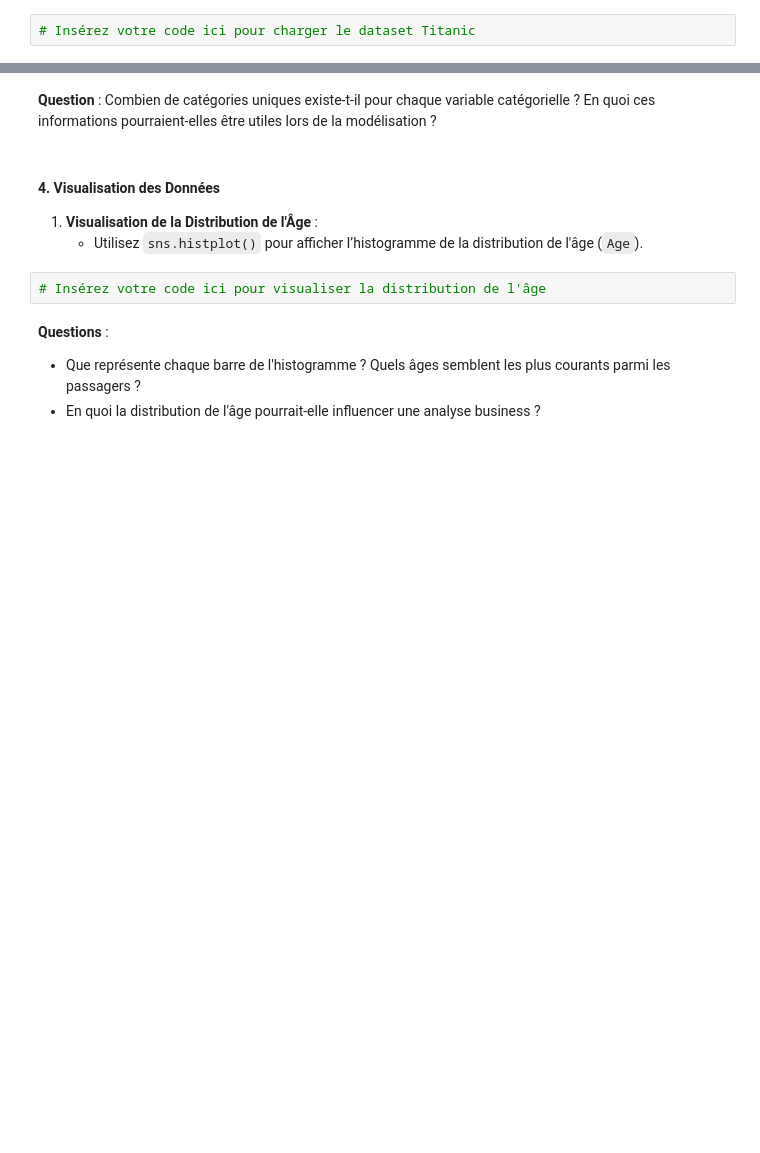
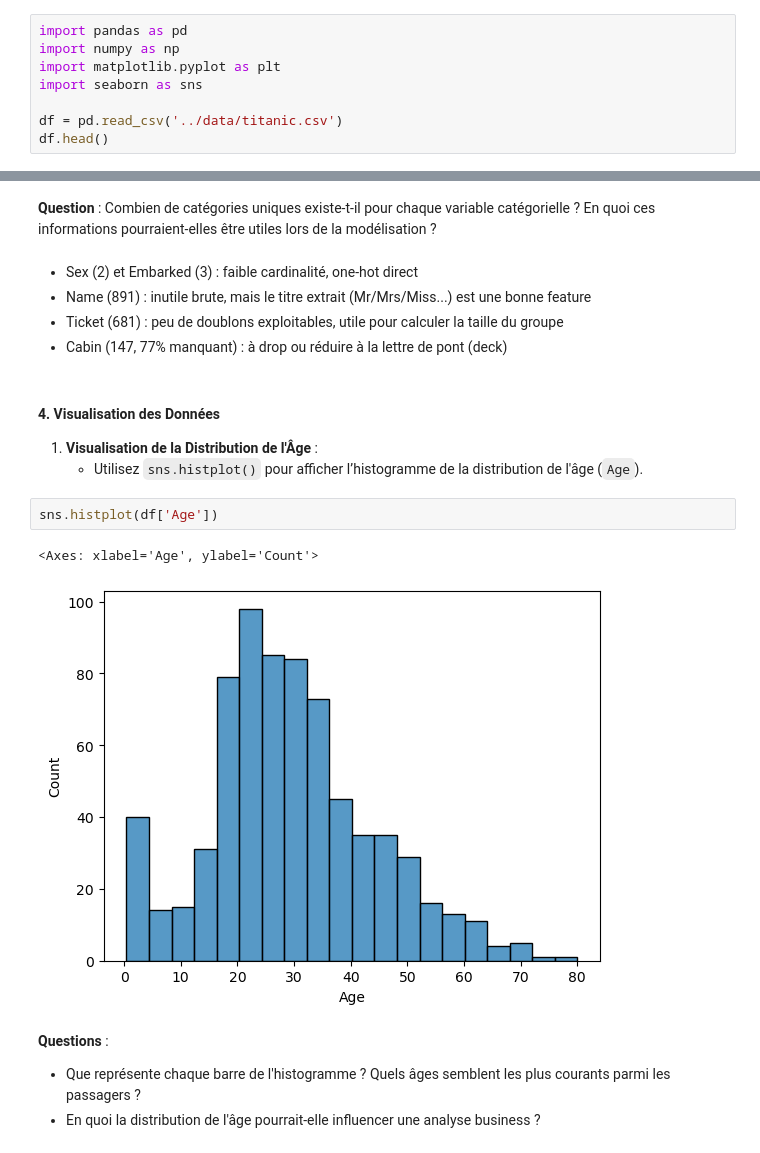
Before and after one commit to loicbonicontact-gif/Machine-Learning-Classification, a Jupyter notebook: entrainement/regression/notebooks/nb_01_Intro_ML_Prétraitement_Données.ipynb, the cells around one changed output, grey strips where cells are left out. Saved outputs shown, nothing was run; the diff lists cells and outputs as text; blank space fills up the shorter version.

```diff
--- a/entrainement/regression/notebooks/nb_01_Intro_ML_Prétraitement_Données.ipynb
+++ b/entrainement/regression/notebooks/nb_01_Intro_ML_Prétraitement_Données.ipynb
@@ -86,4 +86,10 @@ Nous allons commencer par charger le dataset `titanic.csv`, qui contient des inf
 1. Importez les bibliothèques **Pandas** et **NumPy**.
 2. Chargez le dataset en utilisant `pd.read_csv()` et affichez les premières lignes avec `.head()` pour voir un aperçu.
 # %%
-# Insérez votre code ici pour charger le dataset Titanic
+import pandas as pd
+import numpy as np
+import matplotlib.pyplot as plt
+import seaborn as sns
+
+df = pd.read_csv('../data/titanic.csv')
+df.head()
@@ -119,12 +205,20 @@ Nous allons commencer par charger le dataset `titanic.csv`, qui contient des inf
 # %% [markdown]
 **Question** : Combien de catégories uniques existe-t-il pour chaque variable catégorielle ? En quoi ces informations pourraient-elles être utiles lors de la modélisation ?
+# %% [markdown]
+- Sex (2) et Embarked (3) : faible cardinalité, one-hot direct
+- Name (891) : inutile brute, mais le titre extrait (Mr/Mrs/Miss...) est une bonne feature
+- Ticket (681) : peu de doublons exploitables, utile pour calculer la taille du groupe
+- Cabin (147, 77% manquant) : à drop ou réduire à la lettre de pont (deck)
 # %% [markdown]
 #### 4. **Visualisation des Données**
 
 1. **Visualisation de la Distribution de l'Âge** :
    - Utilisez `sns.histplot()` pour afficher l’histogramme de la distribution de l'âge (`Age`).
 # %%
-# Insérez votre code ici pour visualiser la distribution de l'âge
+sns.histplot(df['Age'])
+# %% [output]
+<Axes: xlabel='Age', ylabel='Count'>
+[figure, added]
 # %% [markdown]
 **Questions** :
    - Que représente chaque barre de l'histogramme ? Quels âges semblent les plus courants parmi les passagers ?
```
Also changed, not shown: parts of 30 cells of this notebook, 2 other files.
